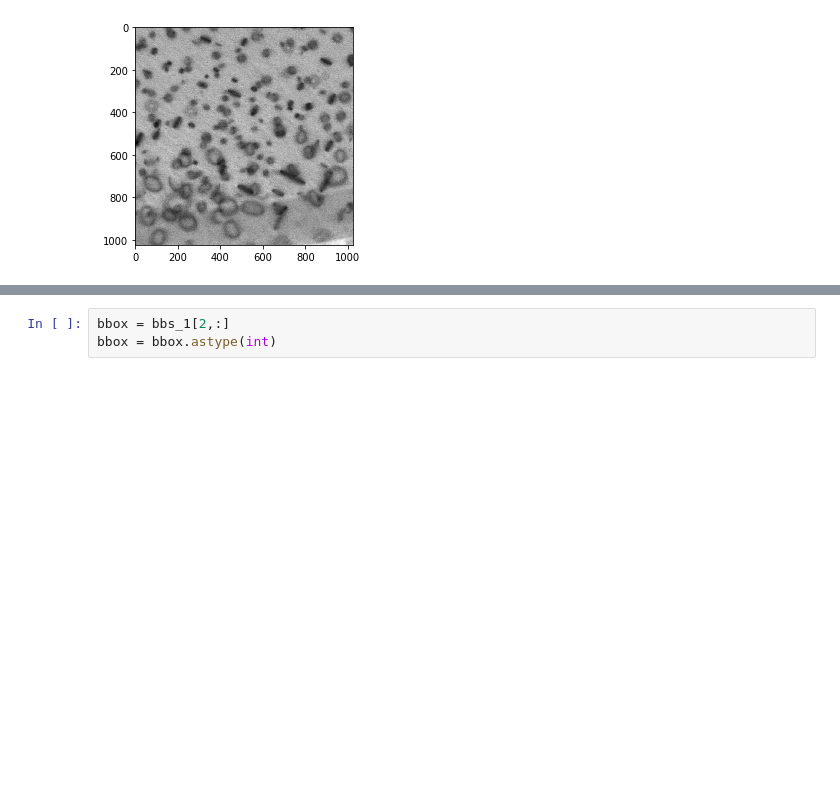
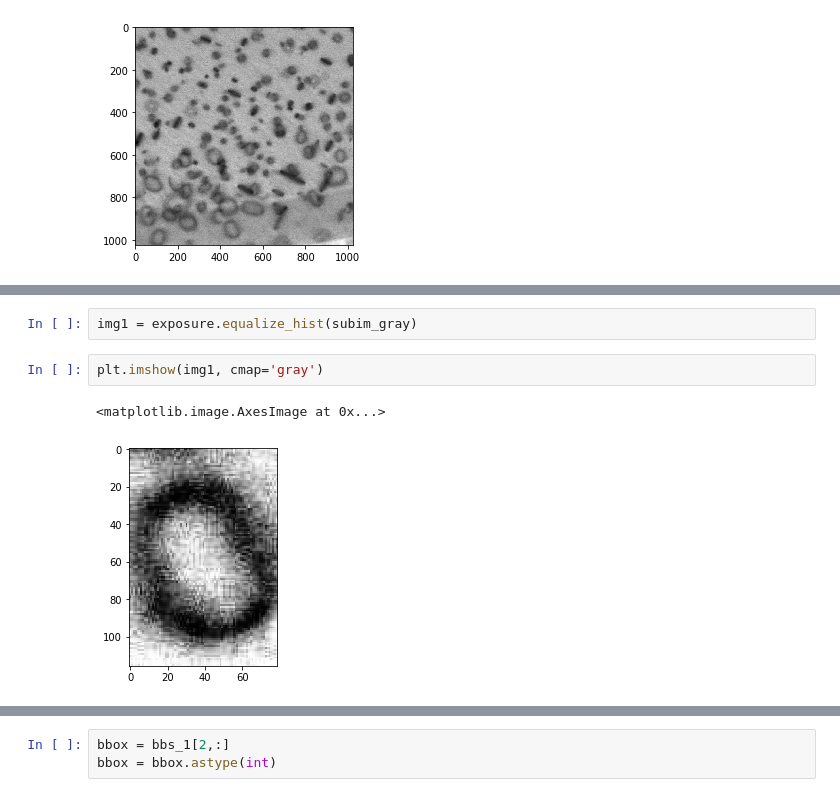
Before and after one commit to uw-cmg/Defect-Detection, a Jupyter notebook: Defect detection debug.ipynb, the cells around one changed output, grey strips where cells are left out. Saved outputs shown, nothing was run; the diff lists cells and outputs as text; blank space fills up the shorter version.

```diff
--- a/Defect detection debug.ipynb
+++ b/Defect detection debug.ipynb
@@ -179,0 +189,7 @@ plt.imshow(img_0.transpose((1,2,0))[:,:,2], cmap='gray')
+# %%
+img1 = exposure.equalize_hist(subim_gray)
+# %%
+plt.imshow(img1, cmap='gray')
+# %% [output]
+<matplotlib.image.AxesImage at 0x...>
+[figure, added]
```
Also changed, not shown: parts of 23 cells of this notebook.
